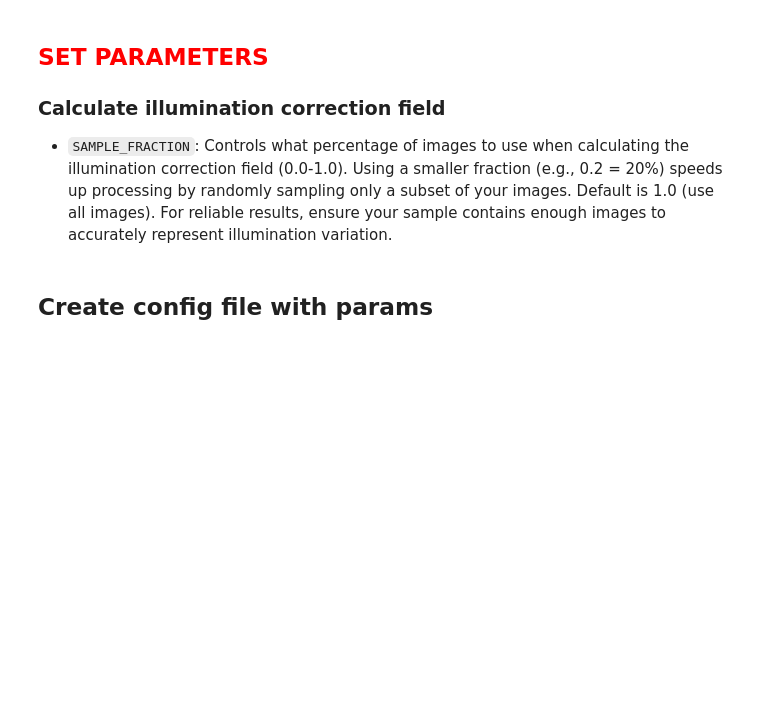
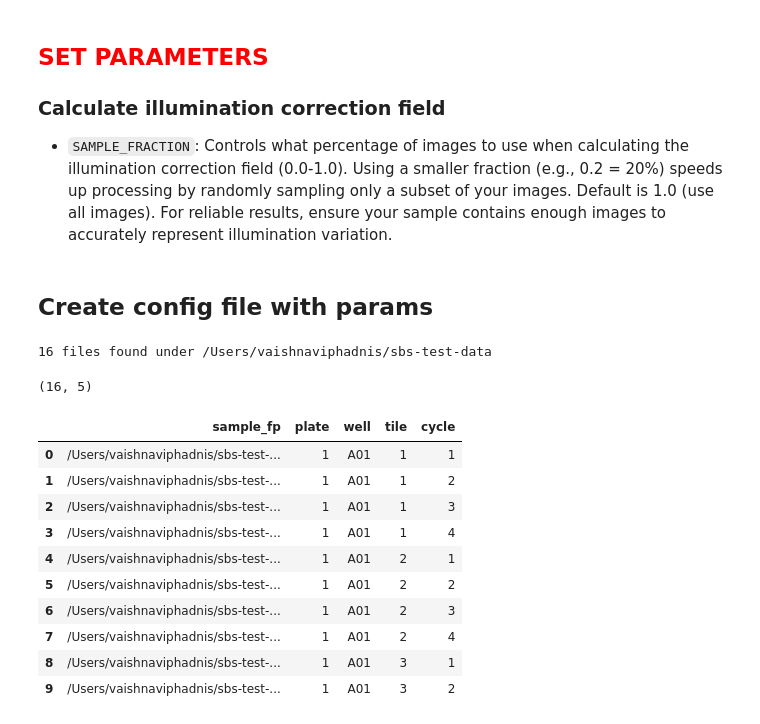
Before and after one commit to vphadnis/sbs-test-analysis, a Jupyter notebook: analysis/0.configure_preprocess_params.ipynb, the cells around one changed output. Saved outputs shown, nothing was run; the diff lists cells and outputs as text; code cells hidden in the pictures; blank space fills up the shorter version.

```diff
--- a/analysis/0.configure_preprocess_params.ipynb
+++ b/analysis/0.configure_preprocess_params.ipynb
@@ -294,3 +352,26 @@ with open(CONFIG_FILE_PATH, "w") as config_file:
 
     # Dump the updated YAML structure, keeping markdown comments for sections
     yaml.dump(config, config_file, default_flow_style=False, sort_keys=False)
+# %%
+from pathlib import Path
+sbs_dir = Path(SBS_IMAGES_DIR_FP).expanduser()
+all_nd2 = list(sbs_dir.rglob("*.nd2"))
+print(len(all_nd2), "files found under", sbs_dir)
+# %% [output]
+16 files found under /Users/vaishnaviphadnis/sbs-test-data
+# %%
+print(sbs_samples.shape)
+display(sbs_samples.head(10))
+# %% [output]
+(16, 5)
+|  | sample_fp | plate | well | tile | cycle |
+| 0 | /Users/vaishnaviphadnis/sbs-test-... | 1 | A01 | 1 | 1 |
+| 1 | /Users/vaishnaviphadnis/sbs-test-... | 1 | A01 | 1 | 2 |
+| 2 | /Users/vaishnaviphadnis/sbs-test-... | 1 | A01 | 1 | 3 |
+| 3 | /Users/vaishnaviphadnis/sbs-test-... | 1 | A01 | 1 | 4 |
+| 4 | /Users/vaishnaviphadnis/sbs-test-... | 1 | A01 | 2 | 1 |
+| 5 | /Users/vaishnaviphadnis/sbs-test-... | 1 | A01 | 2 | 2 |
+| 6 | /Users/vaishnaviphadnis/sbs-test-... | 1 | A01 | 2 | 3 |
+| 7 | /Users/vaishnaviphadnis/sbs-test-... | 1 | A01 | 2 | 4 |
+| 8 | /Users/vaishnaviphadnis/sbs-test-... | 1 | A01 | 3 | 1 |
+| 9 | /Users/vaishnaviphadnis/sbs-test-... | 1 | A01 | 3 | 2 |
```
Also changed, not shown: parts of 6 cells of this notebook, 9 other files.
